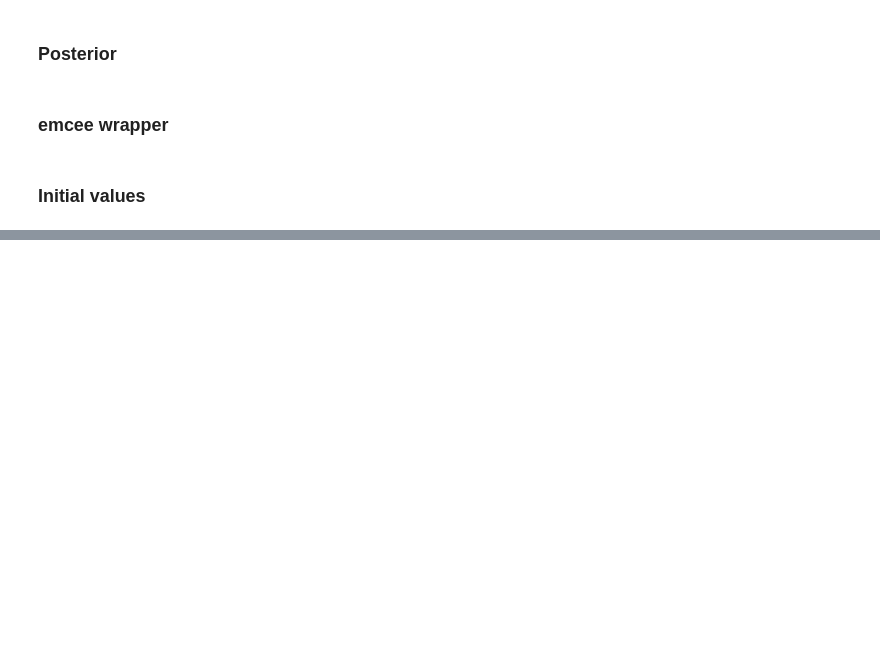
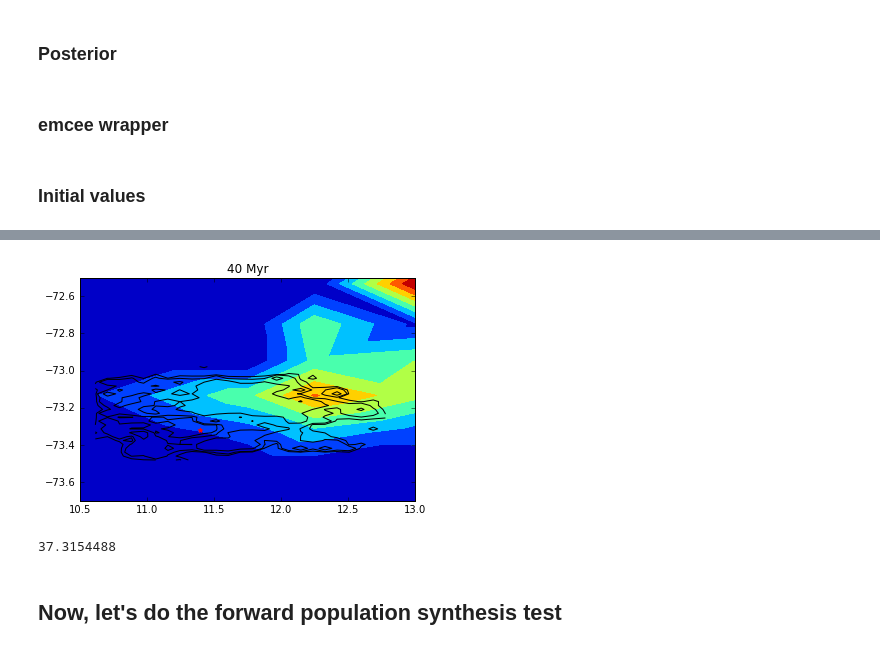
Before and after one commit to astroJeff/XRB, a Jupyter notebook: notebooks/MCMC flexible.ipynb, the cells around one changed output, grey strips where cells are left out. Drawn from its saved outputs; the diff is of its cells as text; code cells hidden in the pictures; blank space fills up the shorter version.

Commit message:
Added forward synthesis to MCMC flexible notebook for detailed comparison

```diff
--- a/notebooks/MCMC flexible.ipynb
+++ b/notebooks/MCMC flexible.ipynb
@@ -811,3 +858,52 @@ def full_forward(M1, M2, A, ecc, v_k, theta, phi, t_obs):
+# %%
+def get_SMC_plot(age):
+    sfr = np.array([])
+    for i in np.arange(len(smc_coor)):
+        sfr = np.append(sfr, sf_history.get_SFH(smc_coor["ra"][i], \
+                        smc_coor["dec"][i], age, smc_coor, smc_sfh))
+
+    plt.tricontourf(smc_coor["ra"], smc_coor["dec"], sfr)
+    plt.title(str(int(age)) + ' Myr')
+
+    return plt
+
+def get_LMC_plot(age):
+    sfr = np.array([])
+    for i in np.arange(len(lmc_coor)):
+        sfr = np.append(sfr, sf_history.get_SFH(lmc_coor["ra"][i], \
+                        lmc_coor["dec"][i], age, lmc_coor, lmc_sfh))
+
+    plt.tricontourf(lmc_coor["ra"], lmc_coor["dec"], sfr)
+    plt.title(str(int(age)) + ' Myr')
+    plt.ylim(-73, -64)
+
+    return plt
+# %%
+import density_contour
+
+ra_out = sampler.flatchain.T[7]
+dec_out = sampler.flatchain.T[8]
+
+get_SMC_plot(40.0)
+
+plt.scatter(ra_J0045, dec_J0045, marker="*", s=20, color='r')
+#plt.scatter(ra_J0045, dec_J0045, marker="s", s=400, color='k', facecolors='none')
+
+plt_kwargs = {'colors':'k'}
+density_contour.density_contour(ra_out, dec_out, nbins_x=25, nbins_y=25, **plt_kwargs)
+
+plt.xlim(10.5, 13.0)
+plt.ylim(-73.7, -72.5)
+
+plt.show()
+# %% [output]
+[figure, added]
+# %%
+print func_sse_ms_time(8.0)
+# %% [output]
+37.3154488
+# %% [markdown]
+## Now, let's do the forward population synthesis test
 # %%
 # Define random deviate functions
 
```
Also changed, not shown: parts of 27 cells of this notebook, 1 other file.
